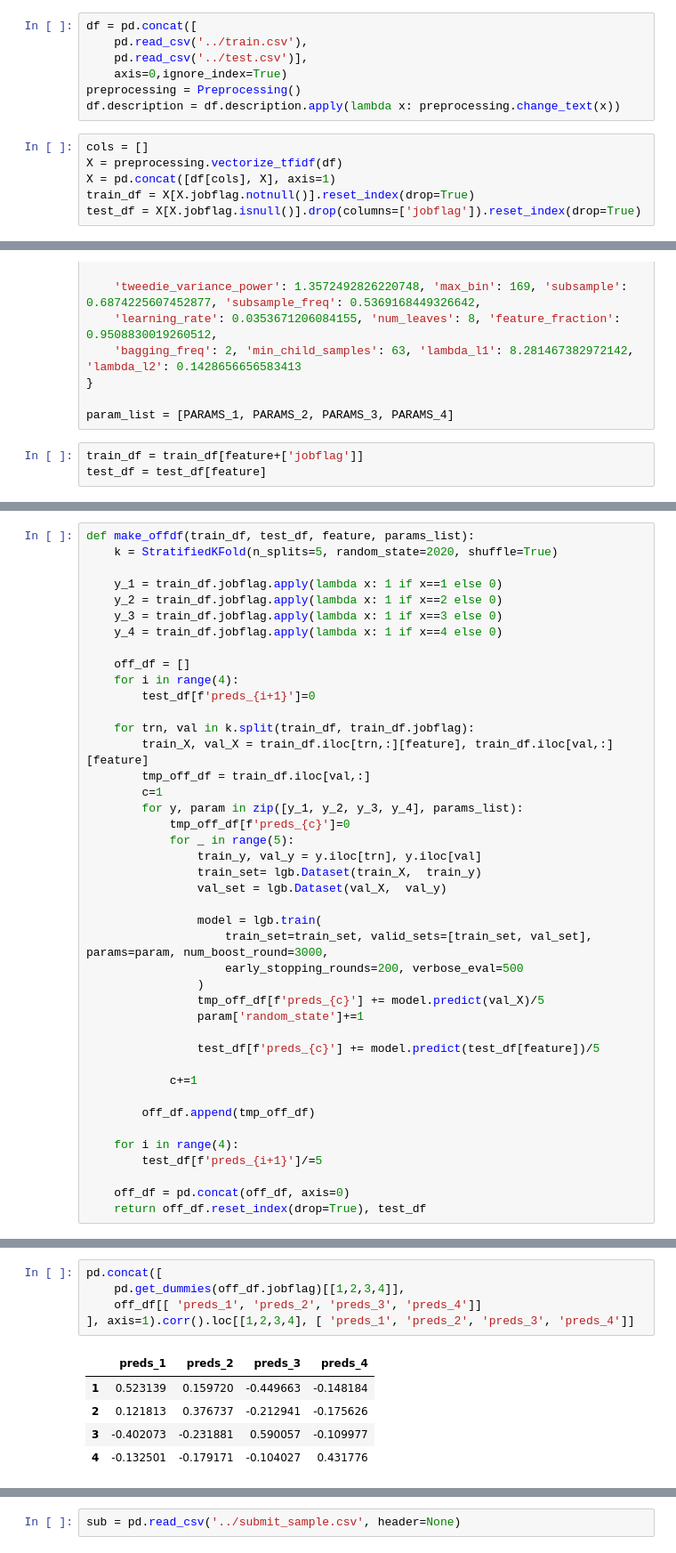
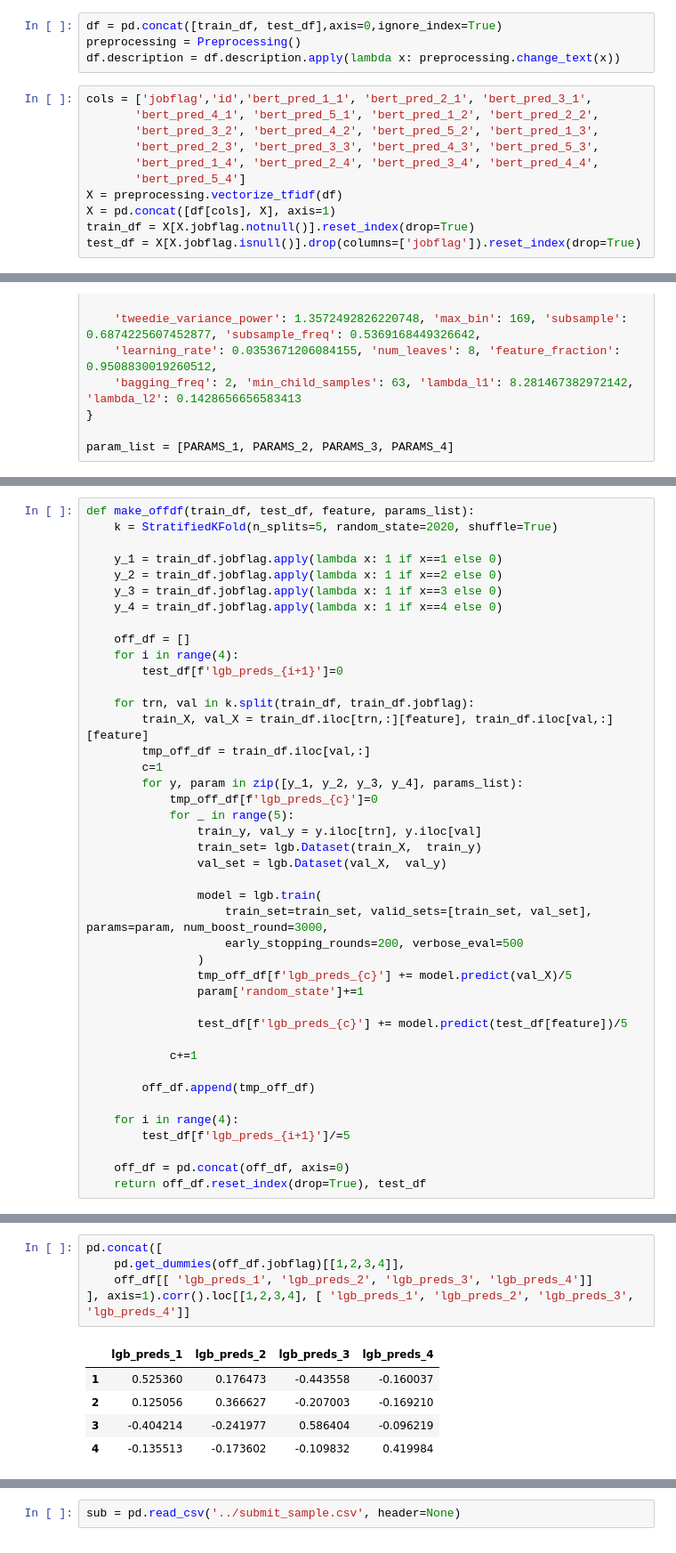
Before and after one commit to M0T0-2020/signate2020, a Jupyter notebook: lightgbm_modeling-tfidf-pred.ipynb, the cells around one changed output, grey strips where cells are left out. Shown: that part at 89% size. Drawn from its saved outputs; the diff is of its cells as text.

```diff
--- a/lightgbm_modeling-tfidf-pred.ipynb
+++ b/lightgbm_modeling-tfidf-pred.ipynb
@@ -264,12 +245,14 @@ sys.path.append("/Users/kanoumotoharu/Documents/signate_std_2020/")
 # %%
-df = pd.concat([
-    pd.read_csv('../train.csv'),
-    pd.read_csv('../test.csv')],
-    axis=0,ignore_index=True)
+df = pd.concat([train_df, test_df],axis=0,ignore_index=True)
 preprocessing = Preprocessing()
 df.description = df.description.apply(lambda x: preprocessing.change_text(x))
 # %%
-cols = []
+cols = ['jobflag','id','bert_pred_1_1', 'bert_pred_2_1', 'bert_pred_3_1',
+       'bert_pred_4_1', 'bert_pred_5_1', 'bert_pred_1_2', 'bert_pred_2_2',
+       'bert_pred_3_2', 'bert_pred_4_2', 'bert_pred_5_2', 'bert_pred_1_3',
+       'bert_pred_2_3', 'bert_pred_3_3', 'bert_pred_4_3', 'bert_pred_5_3',
+       'bert_pred_1_4', 'bert_pred_2_4', 'bert_pred_3_4', 'bert_pred_4_4',
+       'bert_pred_5_4']
 X = preprocessing.vectorize_tfidf(df)
 X = pd.concat([df[cols], X], axis=1)
 train_df = X[X.jobflag.notnull()].reset_index(drop=True)
@@ -383,9 +366,6 @@ PARAMS_4={
 }
 
 param_list = [PARAMS_1, PARAMS_2, PARAMS_3, PARAMS_4]
-# %%
-train_df = train_df[feature+['jobflag']]
-test_df = test_df[feature]
 # %%
 train_df.head()
 # %% [output]
@@ -417,14 +397,14 @@ def make_offdf(train_df, test_df, feature, params_list):
 
     off_df = []
     for i in range(4):
-        test_df[f'preds_{i+1}']=0
+        test_df[f'lgb_preds_{i+1}']=0
 
     for trn, val in k.split(train_df, train_df.jobflag):
         train_X, val_X = train_df.iloc[trn,:][feature], train_df.iloc[val,:][feature]
         tmp_off_df = train_df.iloc[val,:]
         c=1
         for y, param in zip([y_1, y_2, y_3, y_4], params_list):
-            tmp_off_df[f'preds_{c}']=0
+            tmp_off_df[f'lgb_preds_{c}']=0
             for _ in range(5):
                 train_y, val_y = y.iloc[trn], y.iloc[val]
                 train_set= lgb.Dataset(train_X,  train_y)
@@ -434,17 +414,17 @@ def make_offdf(train_df, test_df, feature, params_list):
                     train_set=train_set, valid_sets=[train_set, val_set], params=param, num_boost_round=3000,
                     early_stopping_rounds=200, verbose_eval=500
                 )
-                tmp_off_df[f'preds_{c}'] += model.predict(val_X)/5
+                tmp_off_df[f'lgb_preds_{c}'] += model.predict(val_X)/5
                 param['random_state']+=1
 
-                test_df[f'preds_{c}'] += model.predict(test_df[feature])/5
+                test_df[f'lgb_preds_{c}'] += model.predict(test_df[feature])/5
 
             c+=1
 
         off_df.append(tmp_off_df)
 
     for i in range(4):
-        test_df[f'preds_{i+1}']/=5
+        test_df[f'lgb_preds_{i+1}']/=5
 
     off_df = pd.concat(off_df, axis=0)
     return off_df.reset_index(drop=True), test_df
@@ -471,14 +451,14 @@ Early stopping, best iteration is:
 # %%
 pd.concat([
     pd.get_dummies(off_df.jobflag)[[1,2,3,4]],
-    off_df[[ 'preds_1', 'preds_2', 'preds_3', 'preds_4']]
-], axis=1).corr().loc[[1,2,3,4], [ 'preds_1', 'preds_2', 'preds_3', 'preds_4']]
+    off_df[[ 'lgb_preds_1', 'lgb_preds_2', 'lgb_preds_3', 'lgb_preds_4']]
+], axis=1).corr().loc[[1,2,3,4], [ 'lgb_preds_1', 'lgb_preds_2', 'lgb_preds_3', 'lgb_preds_4']]
 # %% [output]
-|  | preds_1 | preds_2 | preds_3 | preds_4 |
-| 1 | 0.523139 | 0.159720 | -0.449663 | -0.148184 |
-| 2 | 0.121813 | 0.376737 | -0.212941 | -0.175626 |
-| 3 | -0.402073 | -0.231881 | 0.590057 | -0.109977 |
-| 4 | -0.132501 | -0.179171 | -0.104027 | 0.431776 |
+|  | lgb_preds_1 | lgb_preds_2 | lgb_preds_3 | lgb_preds_4 |
+| 1 | 0.525360 | 0.176473 | -0.443558 | -0.160037 |
+| 2 | 0.125056 | 0.366627 | -0.207003 | -0.169210 |
+| 3 | -0.404214 | -0.241977 | 0.586404 | -0.096219 |
+| 4 | -0.135513 | -0.173602 | -0.109832 | 0.419984 |
 # %%
 off_df.head()
 # %% [output]
```
Also changed, not shown: parts of 14 cells of this notebook, 1 other file.
